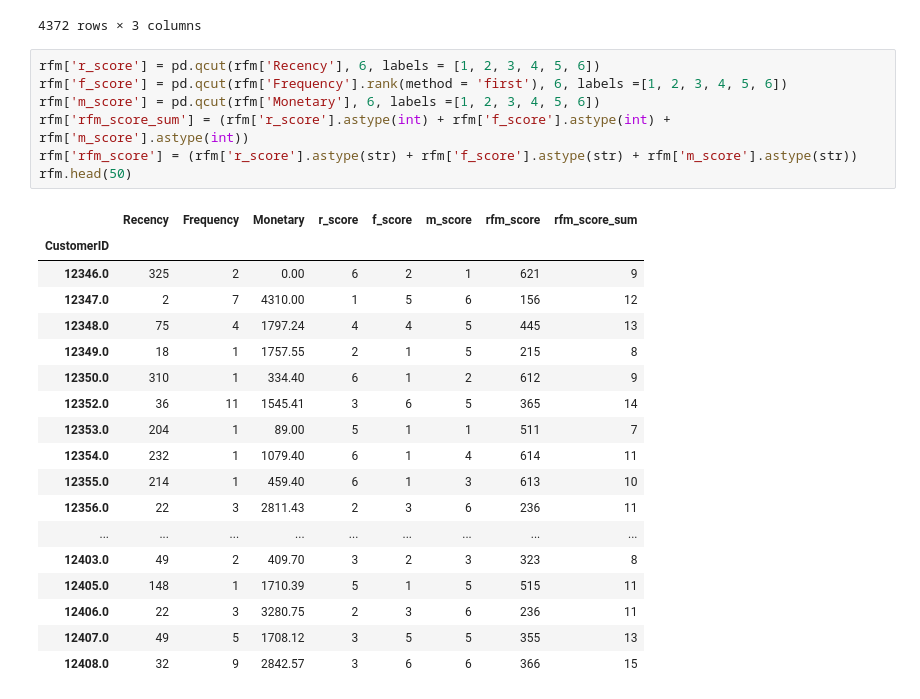
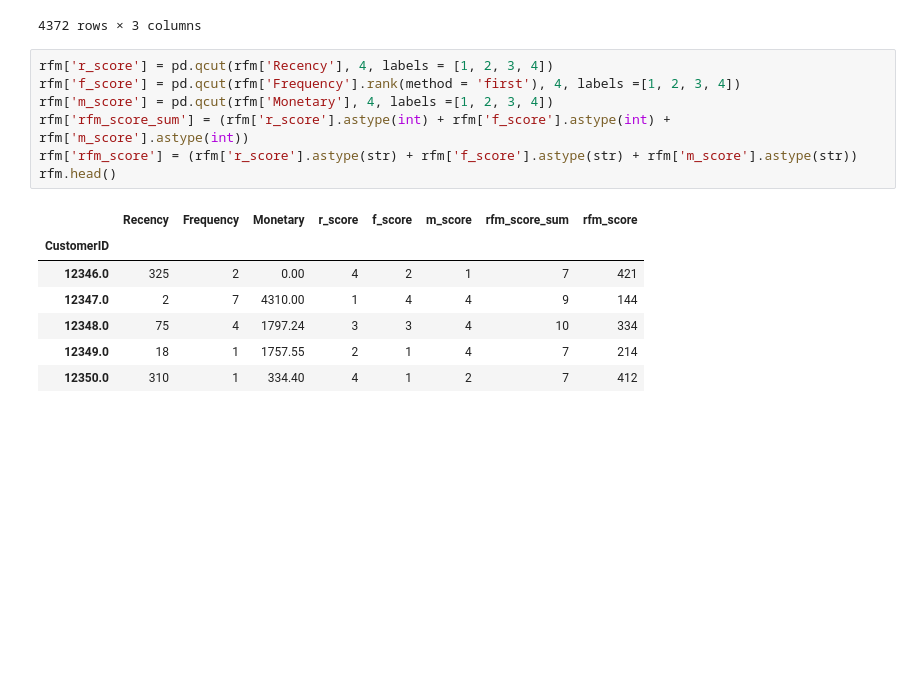
Before and after one commit to Gabrielhdsr/rfm_ecommerce, a Jupyter notebook: rfm_ecommerce.Ipynb, the cells around one changed output. Saved outputs shown, nothing was run; the diff lists cells and outputs as text; blank space fills up the shorter version.

```diff
--- a/rfm_ecommerce.Ipynb
+++ b/rfm_ecommerce.Ipynb
@@ -71,31 +71,20 @@ rfm
 | 18287.0 | 42 | 3 | 1837.28 |
 4372 rows × 3 columns
 # %%
-rfm['r_score'] = pd.qcut(rfm['Recency'], 6, labels = [1, 2, 3, 4, 5, 6])
-rfm['f_score'] = pd.qcut(rfm['Frequency'].rank(method = 'first'), 6, labels =[1, 2, 3, 4, 5, 6])
-rfm['m_score'] = pd.qcut(rfm['Monetary'], 6, labels =[1, 2, 3, 4, 5, 6])
+rfm['r_score'] = pd.qcut(rfm['Recency'], 4, labels = [1, 2, 3, 4])
+rfm['f_score'] = pd.qcut(rfm['Frequency'].rank(method = 'first'), 4, labels =[1, 2, 3, 4])
+rfm['m_score'] = pd.qcut(rfm['Monetary'], 4, labels =[1, 2, 3, 4])
 rfm['rfm_score_sum'] = (rfm['r_score'].astype(int) + rfm['f_score'].astype(int) + rfm['m_score'].astype(int))
 rfm['rfm_score'] = (rfm['r_score'].astype(str) + rfm['f_score'].astype(str) + rfm['m_score'].astype(str))
-rfm.head(50)
+rfm.head()
 # %% [output]
-|  | Recency | Frequency | Monetary | r_score | f_score | m_score | rfm_score | rfm_score_sum |
+|  | Recency | Frequency | Monetary | r_score | f_score | m_score | rfm_score_sum | rfm_score |
 | CustomerID |  |  |  |  |  |  |  |  |
-| 12346.0 | 325 | 2 | 0.00 | 6 | 2 | 1 | 621 | 9 |
-| 12347.0 | 2 | 7 | 4310.00 | 1 | 5 | 6 | 156 | 12 |
-| 12348.0 | 75 | 4 | 1797.24 | 4 | 4 | 5 | 445 | 13 |
-| 12349.0 | 18 | 1 | 1757.55 | 2 | 1 | 5 | 215 | 8 |
-| 12350.0 | 310 | 1 | 334.40 | 6 | 1 | 2 | 612 | 9 |
-| 12352.0 | 36 | 11 | 1545.41 | 3 | 6 | 5 | 365 | 14 |
-| 12353.0 | 204 | 1 | 89.00 | 5 | 1 | 1 | 511 | 7 |
-| 12354.0 | 232 | 1 | 1079.40 | 6 | 1 | 4 | 614 | 11 |
-| 12355.0 | 214 | 1 | 459.40 | 6 | 1 | 3 | 613 | 10 |
-| 12356.0 | 22 | 3 | 2811.43 | 2 | 3 | 6 | 236 | 11 |
-| ... | ... | ... | ... | ... | ... | ... | ... | ... |
-| 12403.0 | 49 | 2 | 409.70 | 3 | 2 | 3 | 323 | 8 |
-| 12405.0 | 148 | 1 | 1710.39 | 5 | 1 | 5 | 515 | 11 |
-| 12406.0 | 22 | 3 | 3280.75 | 2 | 3 | 6 | 236 | 11 |
-| 12407.0 | 49 | 5 | 1708.12 | 3 | 5 | 5 | 355 | 13 |
-| 12408.0 | 32 | 9 | 2842.57 | 3 | 6 | 6 | 366 | 15 |
+| 12346.0 | 325 | 2 | 0.00 | 4 | 2 | 1 | 7 | 421 |
+| 12347.0 | 2 | 7 | 4310.00 | 1 | 4 | 4 | 9 | 144 |
+| 12348.0 | 75 | 4 | 1797.24 | 3 | 3 | 4 | 10 | 334 |
+| 12349.0 | 18 | 1 | 1757.55 | 2 | 1 | 4 | 7 | 214 |
+| 12350.0 | 310 | 1 | 334.40 | 4 | 1 | 2 | 7 | 412 |
 # %%
 
 # Plotar o histograma de rfm_score
```
Also changed, not shown: parts of 2 cells of this notebook, 1 other file.
